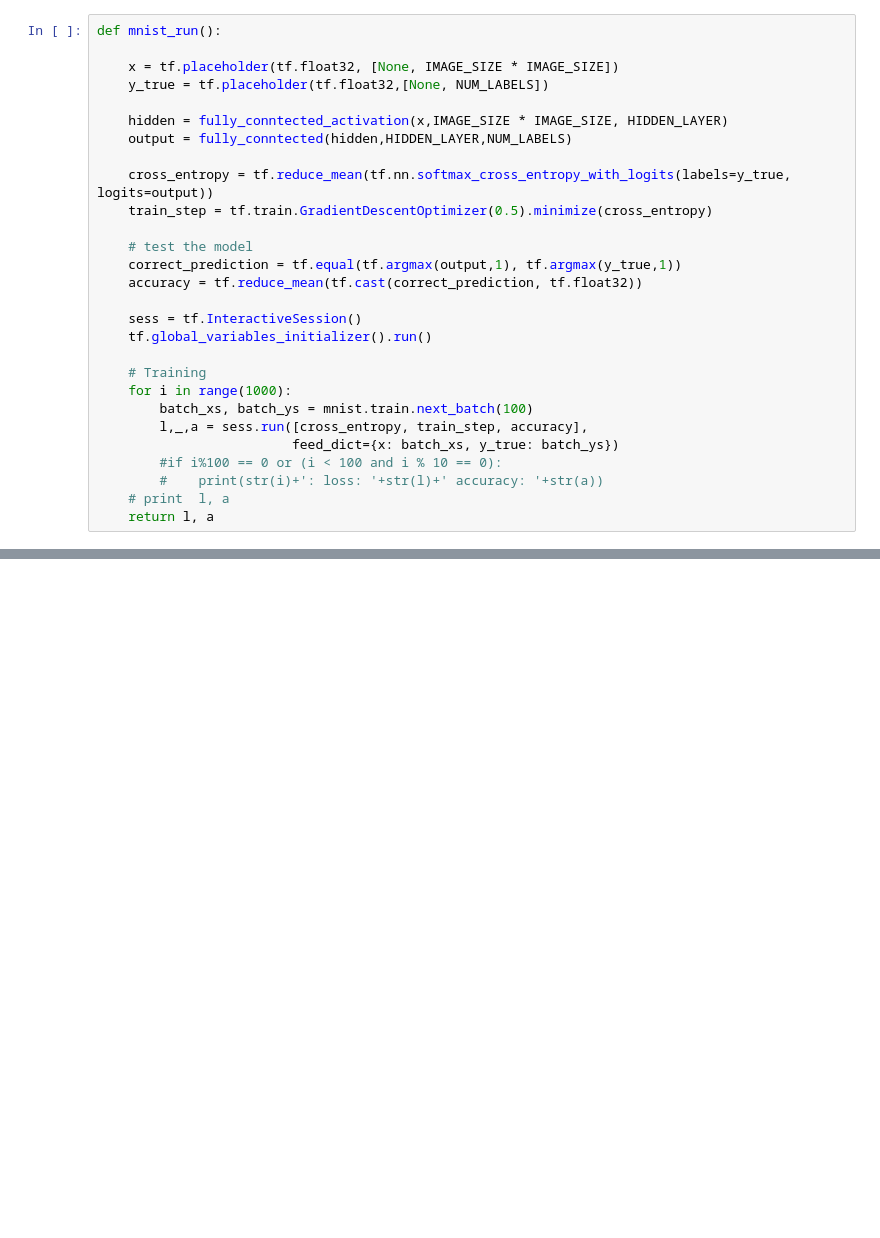
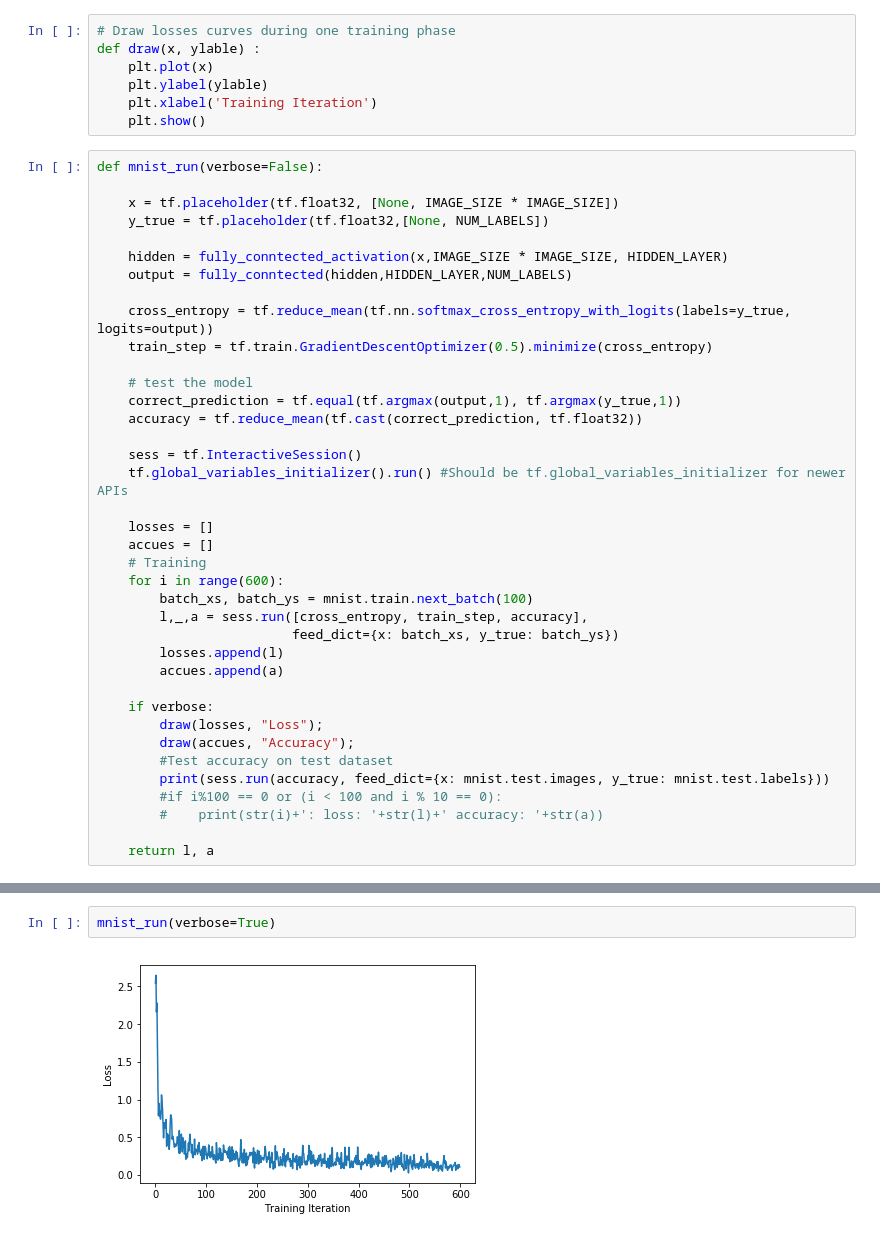
Before and after one commit to pooyadav/PyFragments, a Jupyter notebook: Other/Mnist.ipynb, the cells around one changed output, grey strips where cells are left out. Cells and saved outputs as stored; diff of their text form; blank space fills up the shorter version.

```diff
--- a/Other/Mnist.ipynb
+++ b/Other/Mnist.ipynb
@@ -30,8 +33,15 @@ Extracting MNIST_data/train-images-idx3-ubyte.gz
 Extracting MNIST_data/train-labels-idx1-ubyte.gz
 Extracting MNIST_data/t10k-images-idx3-ubyte.gz
 Extracting MNIST_data/t10k-labels-idx1-ubyte.gz
+# %%
+# Draw losses curves during one training phase
+def draw(x, ylable) :
+    plt.plot(x)
+    plt.ylabel(ylable)
+    plt.xlabel('Training Iteration')
+    plt.show()
 # %%
-def mnist_run():
+def mnist_run(verbose=False):
 
     x = tf.placeholder(tf.float32, [None, IMAGE_SIZE * IMAGE_SIZE])
     y_true = tf.placeholder(tf.float32,[None, NUM_LABELS])
@@ -47,14 +57,24 @@ def mnist_run():
     accuracy = tf.reduce_mean(tf.cast(correct_prediction, tf.float32))
 
     sess = tf.InteractiveSession()
-    tf.global_variables_initializer().run()
+    tf.global_variables_initializer().run() #Should be tf.global_variables_initializer for newer APIs
 
+    losses = []
+    accues = []
     # Training
-    for i in range(1000):
+    for i in range(600):
         batch_xs, batch_ys = mnist.train.next_batch(100)
         l,_,a = sess.run([cross_entropy, train_step, accuracy],
                          feed_dict={x: batch_xs, y_true: batch_ys})
+        losses.append(l)
+        accues.append(a)
+
+    if verbose:
+        draw(losses, "Loss");
+        draw(accues, "Accuracy");
+        #Test accuracy on test dataset
+        print(sess.run(accuracy, feed_dict={x: mnist.test.images, y_true: mnist.test.labels}))
         #if i%100 == 0 or (i < 100 and i % 10 == 0):
         #    print(str(i)+': loss: '+str(l)+' accuracy: '+str(a))
-    # print  l, a
+
     return l, a
@@ -63,0 +94,4 @@ def mnist_run():
+# %%
+mnist_run(verbose=True)
+# %% [output]
+[figure, added]
```
Also changed, not shown: parts of 7 cells of this notebook, 2 other files.
